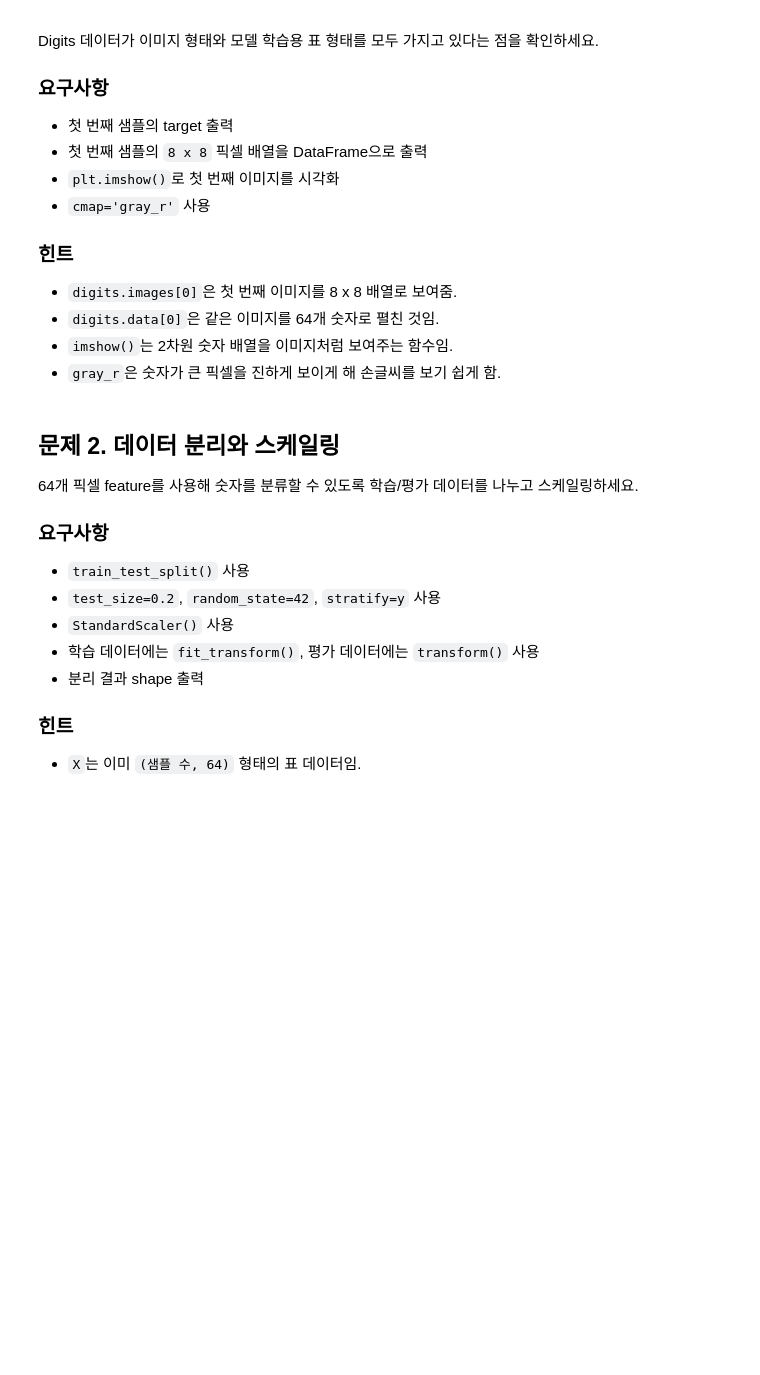
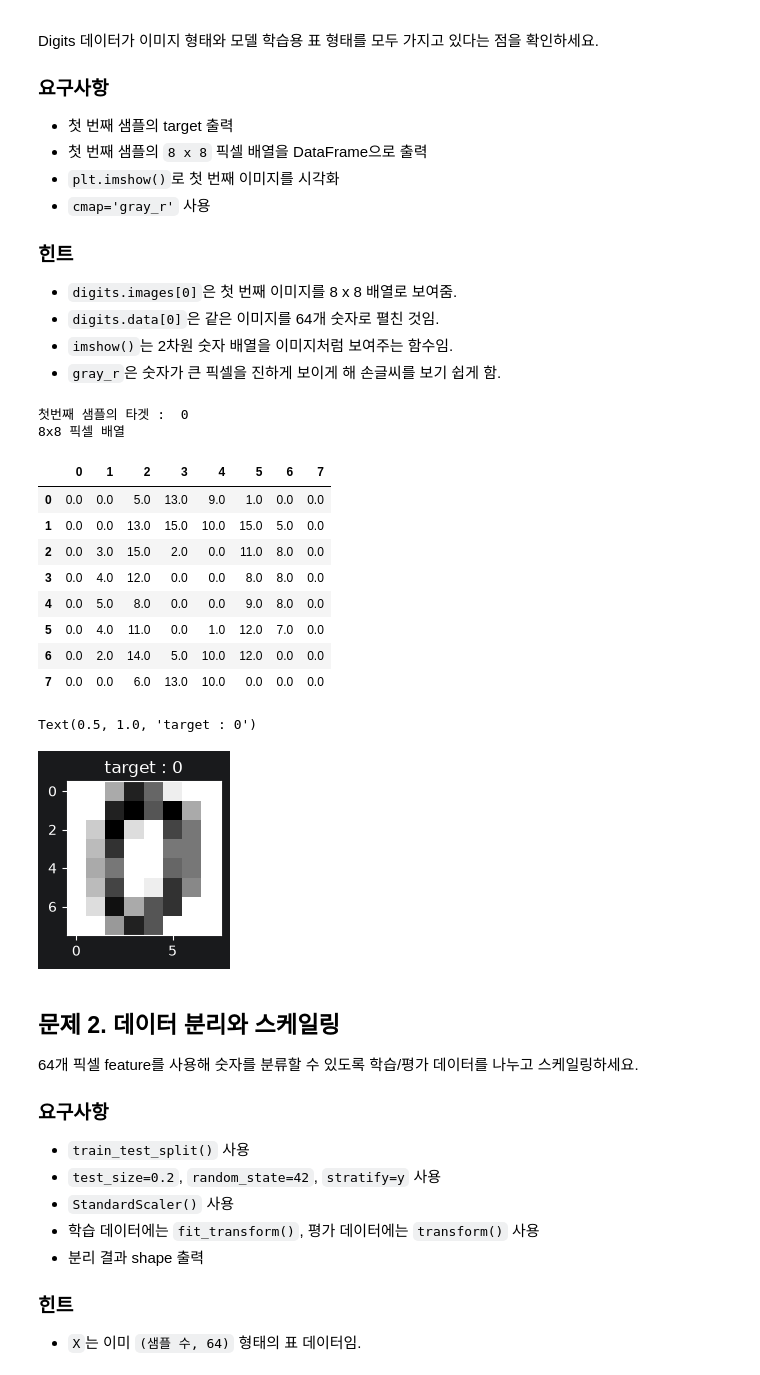
Before and after one commit to RabbitTasteDog-PRO/06_machine_learning, a Jupyter notebook: 99_practice/00_digits_image_classification.ipynb, the cells around one changed output. Drawn from its saved outputs; the diff is of its cells as text; code cells hidden in the pictures; blank space fills up the shorter version.

```diff
--- a/99_practice/00_digits_image_classification.ipynb
+++ b/99_practice/00_digits_image_classification.ipynb
@@ -91,12 +91,33 @@ Digits 데이터가 이미지 형태와 모델 학습용 표 형태를 모두
 - `gray_r`은 숫자가 큰 픽셀을 진하게 보이게 해 손글씨를 보기 쉽게 함.
 # %%
 # 작성: 첫 번째 샘플의 target을 출력하세요.
-
+sample_idx = 0
+print("첫번째 샘플의 타겟 : ", digits.target[sample_idx])
 
 # 작성: 첫 번째 샘플의 8 x 8 픽셀 배열을 DataFrame으로 출력하세요.
+print('8x8 픽셀 배열')
 
+img_df = pd.DataFrame(digits.images[sample_idx])
+display(img_df)
 
 # 작성: plt.imshow()로 첫 번째 이미지를 시각화하세요.
+plt.figure(figsize=(2, 2))
+plt.imshow(img_df, cmap='gray_r')
+plt.title(f"target : {digits.target[sample_idx]}")
+# %% [output]
+첫번째 샘플의 타겟 :  0
+8x8 픽셀 배열
+|  | 0 | 1 | 2 | 3 | 4 | 5 | 6 | 7 |
+| 0 | 0.0 | 0.0 | 5.0 | 13.0 | 9.0 | 1.0 | 0.0 | 0.0 |
+| 1 | 0.0 | 0.0 | 13.0 | 15.0 | 10.0 | 15.0 | 5.0 | 0.0 |
+| 2 | 0.0 | 3.0 | 15.0 | 2.0 | 0.0 | 11.0 | 8.0 | 0.0 |
+| 3 | 0.0 | 4.0 | 12.0 | 0.0 | 0.0 | 8.0 | 8.0 | 0.0 |
+| 4 | 0.0 | 5.0 | 8.0 | 0.0 | 0.0 | 9.0 | 8.0 | 0.0 |
+| 5 | 0.0 | 4.0 | 11.0 | 0.0 | 1.0 | 12.0 | 7.0 | 0.0 |
+| 6 | 0.0 | 2.0 | 14.0 | 5.0 | 10.0 | 12.0 | 0.0 | 0.0 |
+| 7 | 0.0 | 0.0 | 6.0 | 13.0 | 10.0 | 0.0 | 0.0 | 0.0 |
+Text(0.5, 1.0, 'target : 0')
+[figure, added]
 # %% [markdown]
 ## 문제 2. 데이터 분리와 스케일링
 
```
Also changed, not shown: parts of 3 cells of this notebook, 1 other file.
